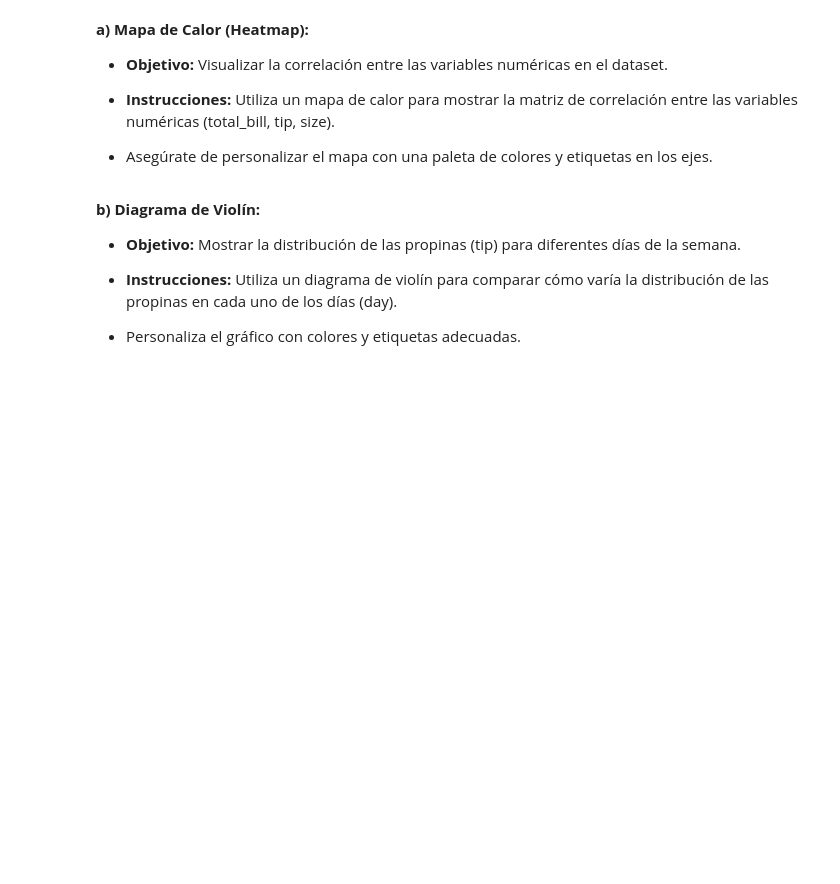
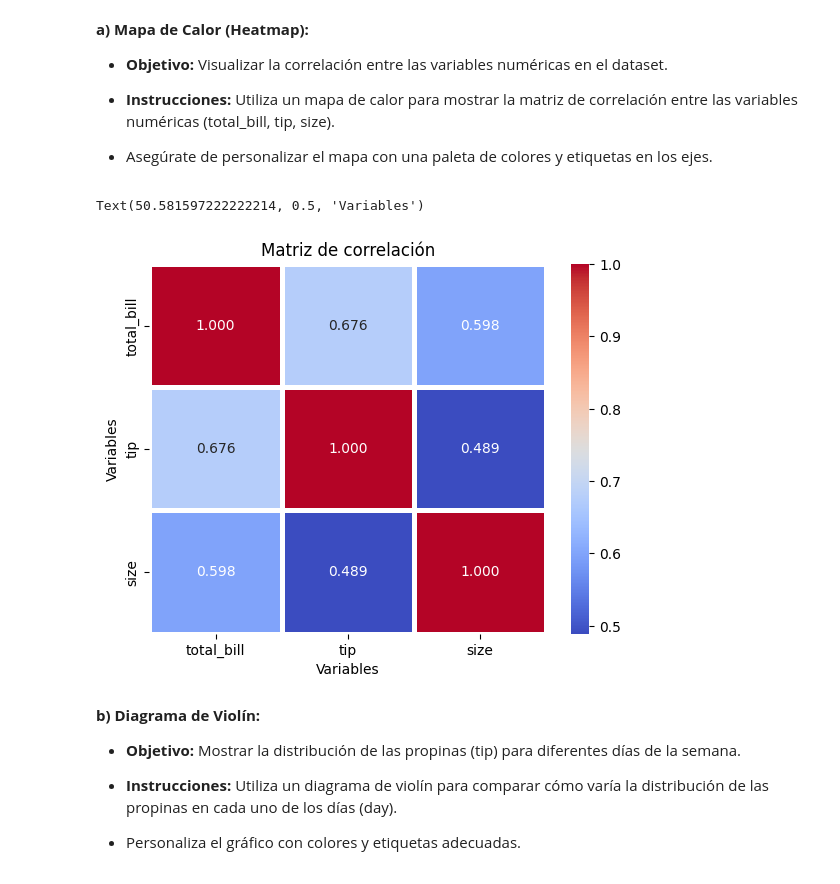
Before and after one commit to jonathanahc/Practicas, a Jupyter notebook: Práctica_8_Análisis_de_un_Dataset_con_Seaborn_y_Visualización_Avanzada.ipynb, the cells around one changed output. Cells and saved outputs as stored; diff of their text form; code cells hidden in the pictures; blank space fills up the shorter version.

```diff
--- a/Práctica_8_Análisis_de_un_Dataset_con_Seaborn_y_Visualización_Avanzada.ipynb
+++ b/Práctica_8_Análisis_de_un_Dataset_con_Seaborn_y_Visualización_Avanzada.ipynb
@@ -44,3 +85,12 @@ sns.heatmap(correlation_matrix, annot=True)
+# %%
+correlation= df[['total_bill', 'tip','size']].corr()
+sns.heatmap(correlation, annot=True, cmap='coolwarm', fmt=".3f", linewidth=3.5, linecolor='white')
+plt.title('Matriz de correlación')
+plt.xlabel('Variables')
+plt.ylabel('Variables')
+# %% [output]
+Text(50.581597222222214, 0.5, 'Variables')
+[figure, added]
 # %% [markdown]
 **b) Diagrama de Violín:**
 
```
Also changed, not shown: parts of 11 cells of this notebook.
